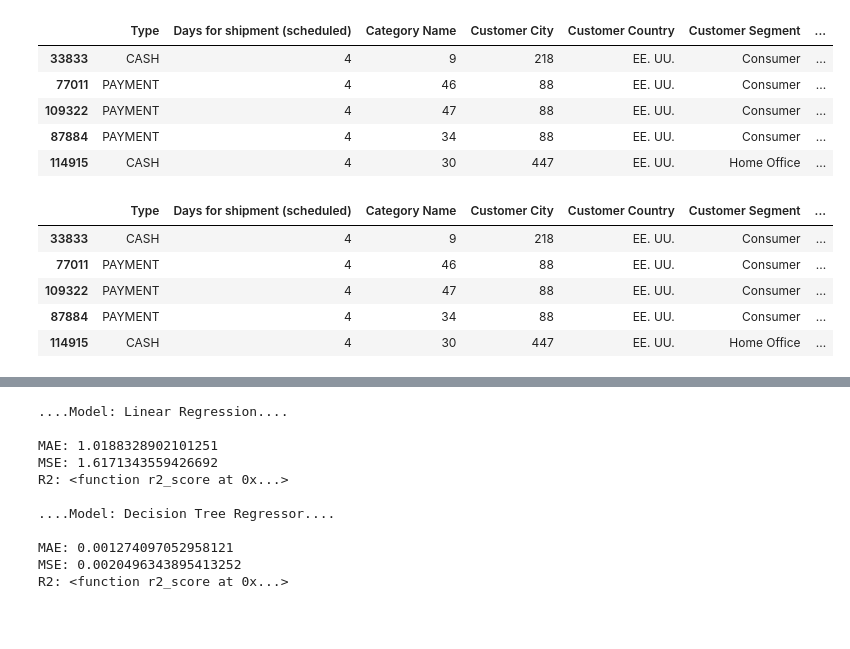
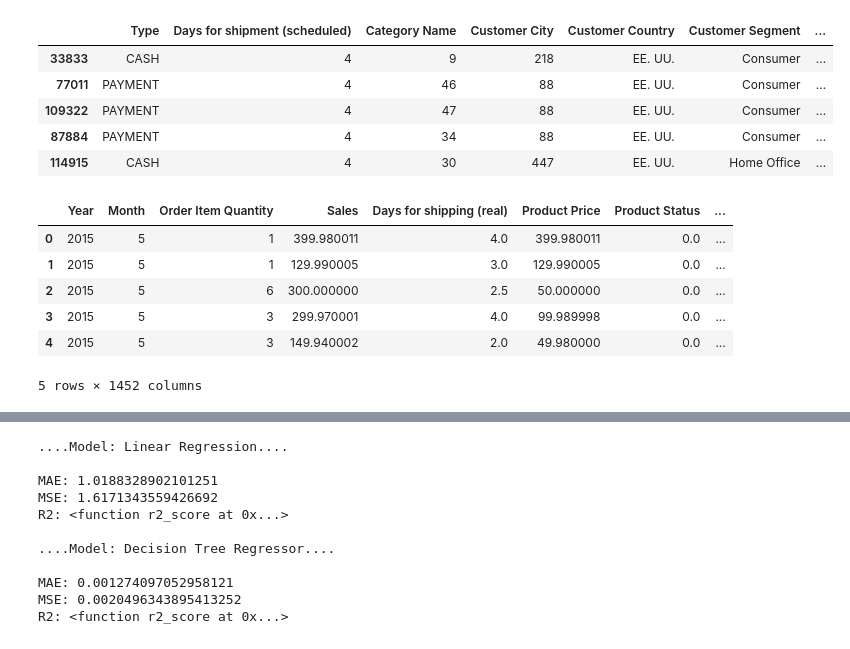
Before and after one commit to anncebabu/McGill-MMA-Enterprise-Project, a Jupyter notebook: demand_forecast.ipynb, the cells around one changed output, grey strips where cells are left out. Saved outputs shown, nothing was run; the diff lists cells and outputs as text; code cells hidden in the pictures.

```diff
--- a/demand_forecast.ipynb
+++ b/demand_forecast.ipynb
@@ -109,0 +131,13 @@ data.drop(columns=['order_date'],inplace=True)
+# %%
+supplyChain_group1 = grouped_data["Order Item Quantity"].sum().reset_index()
+supplyChain_group2 = grouped_data["Sales"].sum().reset_index()
+supplyChain_group3 = grouped_data["Days for shipping (real)"].mean().reset_index()
+# %%
+supplyChain_group4 = grouped_data["Product Price"].mean().reset_index()
+supplyChain_group5 = grouped_data["Product Status"].mean().reset_index()
+# %%
+supplyChain_df = supplyChain_group1.copy()
+supplyChain_df["Sales"] = supplyChain_group2["Sales"]
+supplyChain_df["Days for shipping (real)"] = supplyChain_group3["Days for shipping (real)"]
+supplyChain_df["Product Price"] = supplyChain_group4["Product Price"]
+supplyChain_df["Product Status"] = supplyChain_group5["Product Status"]
@@ -167,16 +199,17 @@ data.head(5)
 | 87884 | PAYMENT | 4 | 34 | 88 | EE. UU. | Consumer | ... |
 | 114915 | CASH | 4 | 30 | 447 | EE. UU. | Home Office | ... |
 # %%
-#One Hot Encoding
-
-data_encoded=pd.get_dummies(data,
-                             columns=['Type','Customer Country','Customer Segment','Market','Shipping Mode'])
+# Dummy variables
+supplyChain_df = pd.get_dummies(supplyChain_df, columns = ['Market', 'Order Country',
+                                        'Order Region', 'Order State', 'Product Name',
+                                         'Category Name','Customer Segment'],drop_first=True, dtype=int)
 # %%
-data.head(5)
+supplyChain_df.head(5)
 # %% [output]
-|  | Type | Days for shipment (scheduled) | Category Name | Customer City | Customer Country | Customer Segment | ... |
-| 33833 | CASH | 4 | 9 | 218 | EE. UU. | Consumer | ... |
-| 77011 | PAYMENT | 4 | 46 | 88 | EE. UU. | Consumer | ... |
-| 109322 | PAYMENT | 4 | 47 | 88 | EE. UU. | Consumer | ... |
-| 87884 | PAYMENT | 4 | 34 | 88 | EE. UU. | Consumer | ... |
-| 114915 | CASH | 4 | 30 | 447 | EE. UU. | Home Office | ... |
+|  | Year | Month | Order Item Quantity | Sales | Days for shipping (real) | Product Price | Product Status | ... |
+| 0 | 2015 | 5 | 1 | 399.980011 | 4.0 | 399.980011 | 0.0 | ... |
+| 1 | 2015 | 5 | 1 | 129.990005 | 3.0 | 129.990005 | 0.0 | ... |
+| 2 | 2015 | 5 | 6 | 300.000000 | 2.5 | 50.000000 | 0.0 | ... |
+| 3 | 2015 | 5 | 3 | 299.970001 | 4.0 | 99.989998 | 0.0 | ... |
+| 4 | 2015 | 5 | 3 | 149.940002 | 2.0 | 49.980000 | 0.0 | ... |
+5 rows × 1452 columns
```
Also changed, not shown: parts of 48 cells of this notebook, 3 other files.
